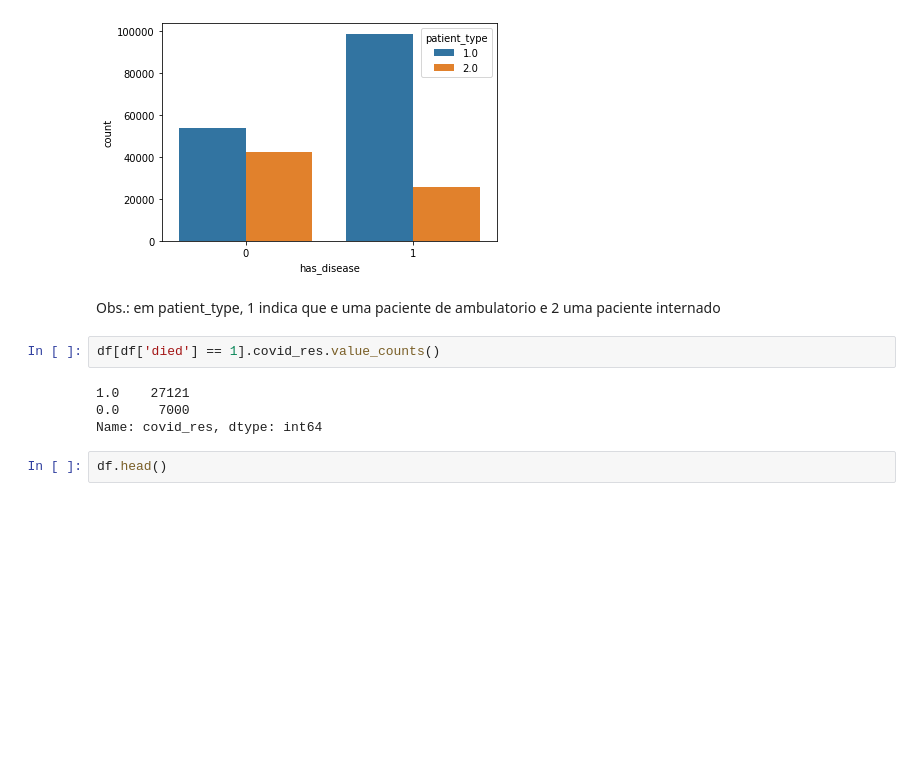
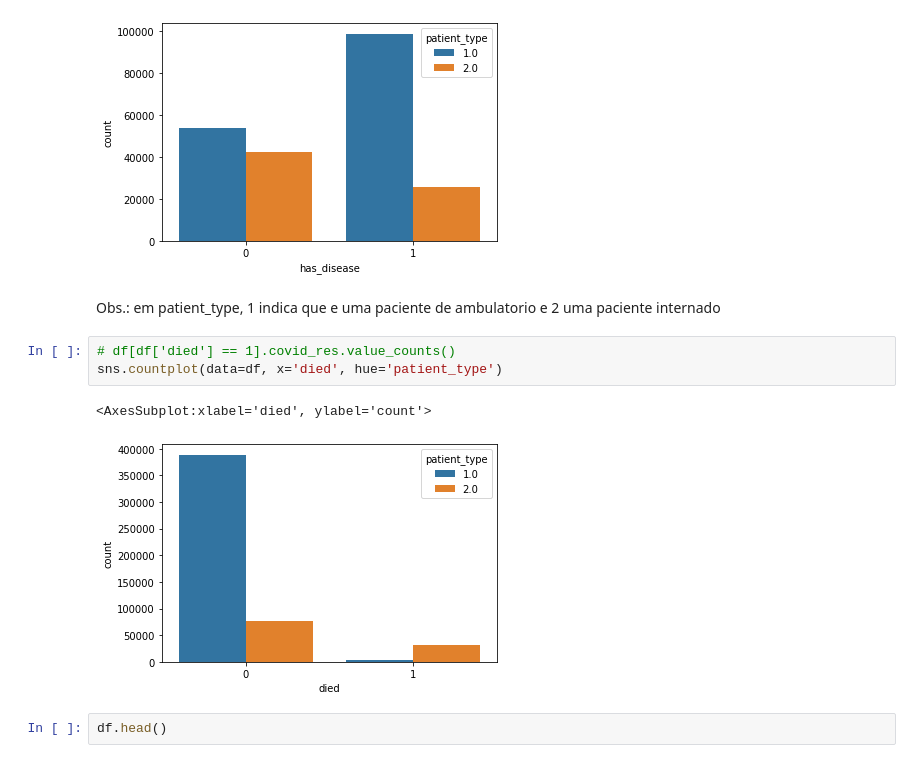
Before and after one commit to fernandakawasaki/Projeto-Base-de-Dados-COVID-19, a Jupyter notebook: notebook.ipynb, the cells around one changed output. Saved outputs shown, nothing was run; the diff lists cells and outputs as text; blank space fills up the shorter version.

```diff
--- a/notebook.ipynb
+++ b/notebook.ipynb
@@ -251,11 +289,11 @@ sns.countplot(data=df[df['covid_res'] == 1], x='has_disease', hue='patient_type'
 # %% [markdown]
 Obs.: em patient_type, 1 indica que e uma paciente de ambulatorio e 2 uma paciente internado
 # %%
-df[df['died'] == 1].covid_res.value_counts()
+# df[df['died'] == 1].covid_res.value_counts()
+sns.countplot(data=df, x='died', hue='patient_type')
 # %% [output]
-1.0    27121
-0.0     7000
-Name: covid_res, dtype: int64
+<AxesSubplot:xlabel='died', ylabel='count'>
+[figure, added]
 # %%
 df.head()
 # %% [output]
```
Also changed, not shown: parts of 50 cells of this notebook, 3 other files.
